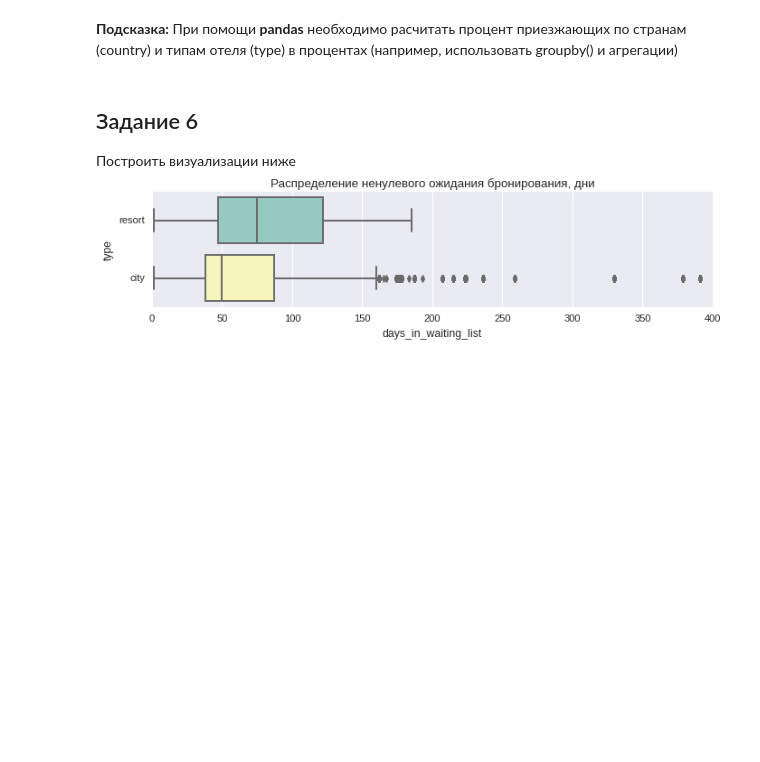
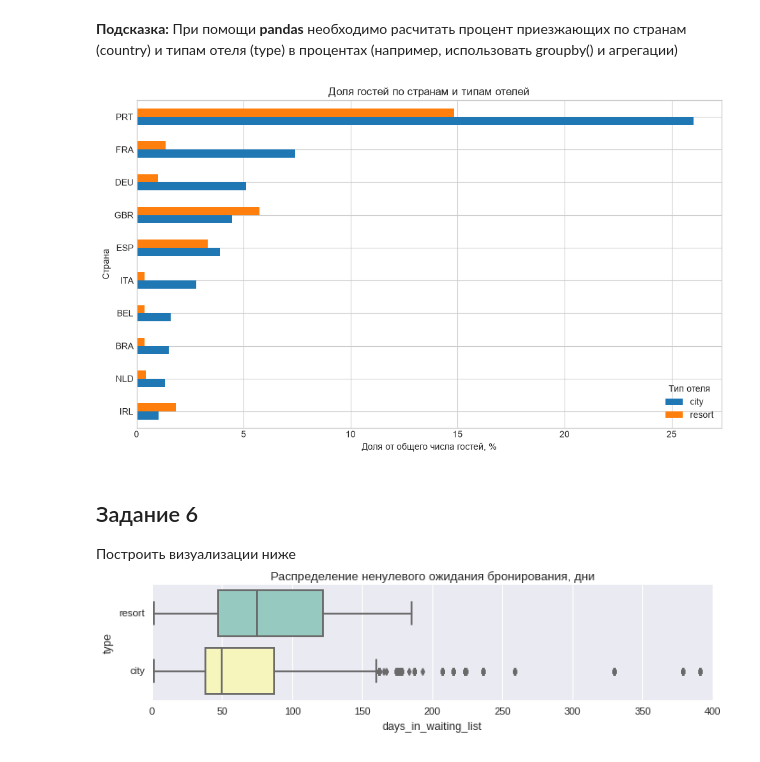
Before and after one commit to K0TOFEY/ML_lessons, a Jupyter notebook: ВвМО. ПЗ 4/pz_3_visual.ipynb, the cells around one changed output. Drawn from its saved outputs; the diff is of its cells as text; code cells hidden in the pictures; blank space fills up the shorter version.

```diff
--- a/pz_3_visual.ipynb
+++ b/ВвМО. ПЗ 4/pz_3_visual.ipynb
@@ -784,3 +840,19 @@ df.describe(include='object').T
+# %%
+# ваш код
+country_counts = df.groupby(["country", "type"]).size().unstack(fill_value=0)
+country_counts = country_counts.loc[country_counts.sum(axis=1).nlargest(10).index]
+country_percent = country_counts / df["country"].notna().sum() * 100
+
+country_percent.sort_values(by=country_percent.columns[0], inplace=True)
+ax = country_percent.plot(kind="barh", figsize=(10, 6))
+ax.set_title("Доля гостей по странам и типам отелей")
+ax.set_xlabel("Доля от общего числа гостей, %")
+ax.set_ylabel("Страна")
+ax.legend(title="Тип отеля")
+plt.tight_layout()
+plt.show()
+# %% [output]
+[figure, added]
 # %% [markdown]
 ## Задание 6
 Построить визуализации ниже
```
Also changed, not shown: parts of 31 cells of this notebook, 12 other files.
